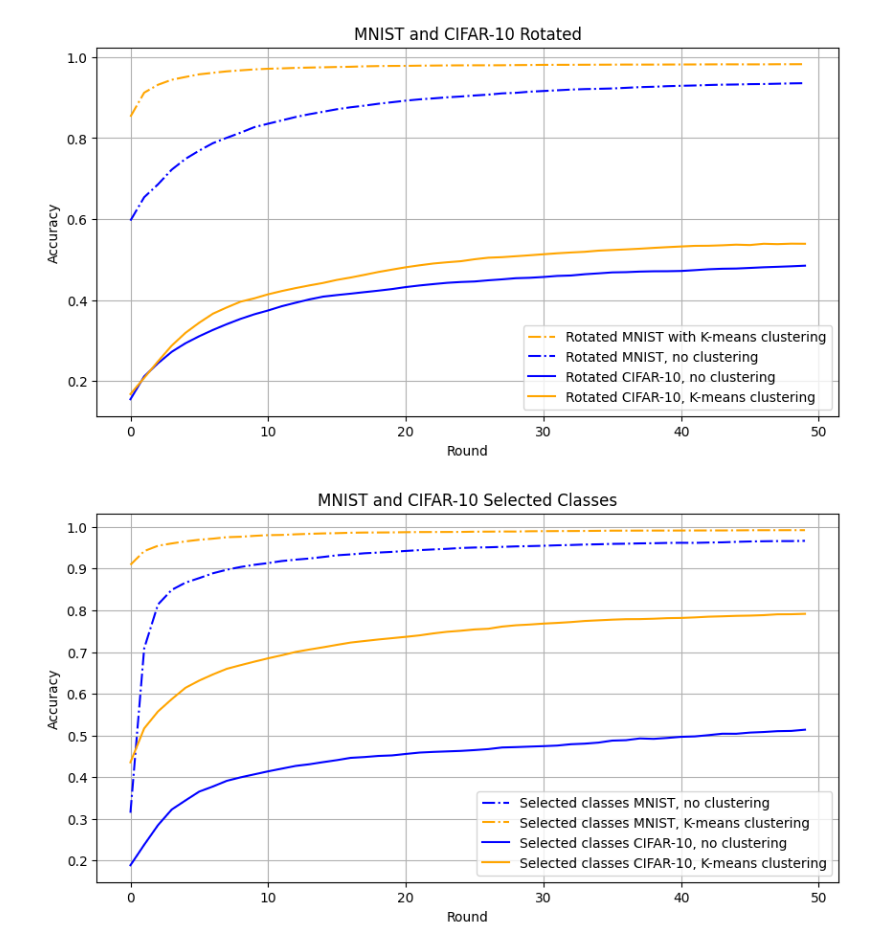
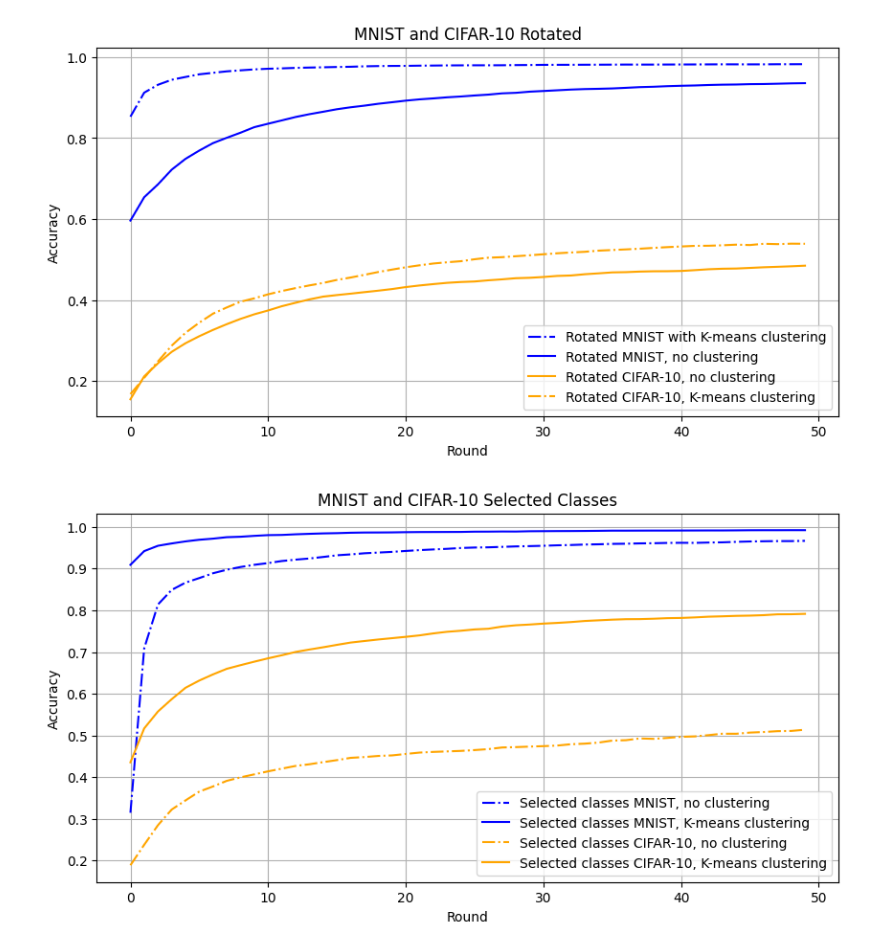
Before and after one commit to sidb70/clusterFL, a Jupyter notebook: experiments/results/results.ipynb, the cells around one changed output. Drawn from its saved outputs; the diff is of its cells as text; code cells hidden in the pictures.

```diff
--- a/experiments/results/results.ipynb
+++ b/experiments/results/results.ipynb
@@ -42,14 +42,14 @@ for i in mnist_results:
     experiment_results = mnist_results[i]['results']
     rounds = [r[0] for r in experiment_results]
     accs = [r[1] for r in experiment_results]
-    plt.plot(rounds, accs, label=description, linestyle='-.', color = 'blue' if baseline else 'orange')
+    plt.plot(rounds, accs, label=description, linestyle='-' if baseline else '-.', color = 'blue' )
 for i in cifar_results:
     description = cifar_results[i]['description']
     experiment_results = cifar_results[i]['results']
     baseline = cifar_results[i]['baseline']
     rounds = [r[0] for r in experiment_results]
     accs = [r[1] for r in experiment_results]
-    plt.plot(rounds, accs, label=description, linestyle='-', color = 'blue' if baseline else 'orange')
+    plt.plot(rounds, accs, label=description, linestyle='-' if baseline else '-.', color = 'orange' )
 plt.xlabel('Round')
 plt.ylabel('Accuracy')
 plt.title('MNIST and CIFAR-10 Rotated')
@@ -57,35 +57,35 @@ plt.legend()
 plt.grid()
 plt.show()
 # %% [output]
-[figure, old version]
+[figure, new version]
 # %%
 dirname = './mnist_selected_classes'
 mnist_results = get_results(dirname)
 dirname = './cifar10_selected_classes'
 cifar_results = get_results(dirname)
 
 # linestyle is - - for mnist, - for cifar
 # color is orange for baseline_average
 plt.figure(figsize=(10, 5))
 for i in mnist_results:
     description = mnist_results[i]['description']
     baseline = mnist_results[i]['baseline']
     experiment_results = mnist_results[i]['results']
     rounds = [r[0] for r in experiment_results]
     accs = [r[1] for r in experiment_results]
-    plt.plot(rounds, accs, label=description, linestyle='-.', color = 'blue' if baseline else 'orange')
+    plt.plot(rounds, accs, label=description, linestyle='-.' if baseline else '-', color = 'blue')
 for i in cifar_results:
     description = cifar_results[i]['description']
     experiment_results = cifar_results[i]['results']
     baseline = cifar_results[i]['baseline']
     rounds = [r[0] for r in experiment_results]
     accs = [r[1] for r in experiment_results]
-    plt.plot(rounds, accs, label=description, linestyle='-', color = 'blue' if baseline else 'orange')
+    plt.plot(rounds, accs, label=description, linestyle='-.' if baseline else '-', color = 'orange')
 plt.xlabel('Round')
 plt.ylabel('Accuracy')
 plt.title('MNIST and CIFAR-10 Selected Classes')
 plt.legend()
 plt.grid()
 plt.show()
 # %% [output]
-[figure, old version]
+[figure, new version]
```
Also changed, not shown: 9 other files.
